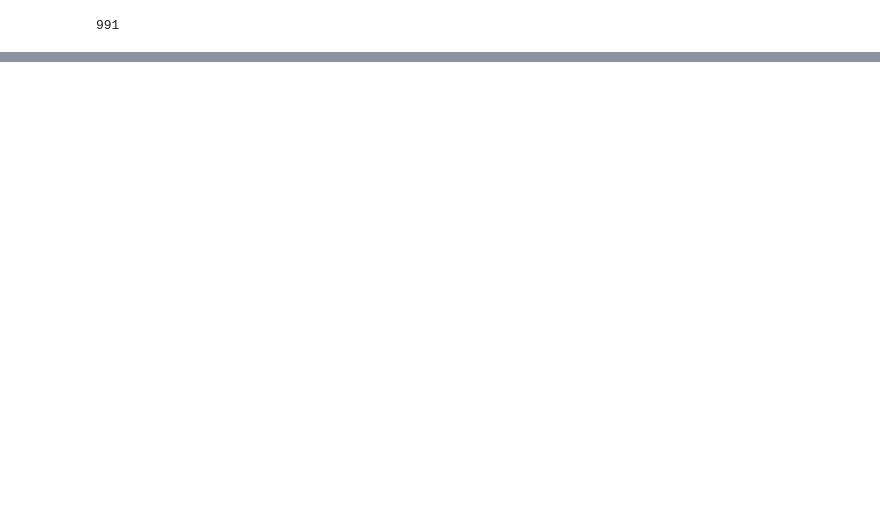
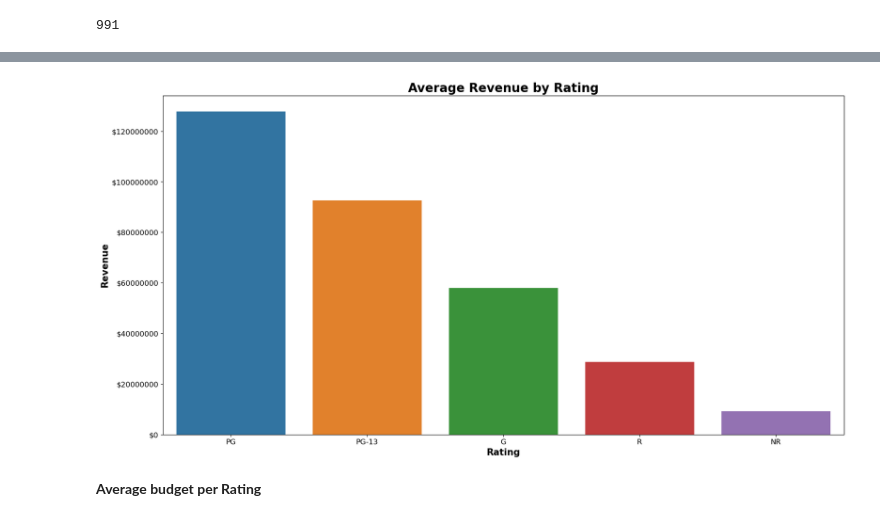
Before and after one commit to AshleyHeinrich/IMDB2, a Jupyter notebook: Exploratory_Data_Analysis.ipynb, the cells around one changed output, grey strips where cells are left out. Drawn from its saved outputs; the diff is of its cells as text; code cells hidden in the pictures; blank space fills up the shorter version.

```diff
--- a/Exploratory_Data_Analysis.ipynb
+++ b/Exploratory_Data_Analysis.ipynb
@@ -301,0 +369,4 @@ memory usage: 30.0+ KB
+# %%
+# Average revenue per certification category
+means = df3_new.groupby('certification')['revenue'].mean().sort_values(ascending = False)
+means
@@ -301,0 +381,25 @@ memory usage: 30.0+ KB
+# %%
+fig, ax = plt.subplots(figsize=(20,10))
+
+ax = sns.barplot(data=df3_new, x='certification', y = 'revenue', order = means.index,
+                 errorbar = None);
+
+
+plt.xticks(fontsize = 12)
+plt.yticks(fontsize = 12);
+ax.set_title('Average Revenue by Rating', fontsize = 20, fontweight = 'bold');
+ax.set_xlabel('Rating', fontsize = 15, fontweight = 'bold')
+ax.set_ylabel('Revenue', fontsize = 15, fontweight = 'bold');
+
+
+ticks = ax.get_yticks();
+new_labels = ['${}'.format(int(amt)) for amt in ticks];
+ax.set_yticklabels(new_labels);
+
+
+# Help from Exemplar student project
+#https://keithwithdata.medium.com/this-week-i-learnt-how-to-add-to-ticks-on-matplotlib-graphs-f67ccee1f3dc
+# %% [output]
+[figure, added]
+# %% [markdown]
+**Average budget per Rating**
```
Also changed, not shown: parts of 32 cells of this notebook, 1 other file.
